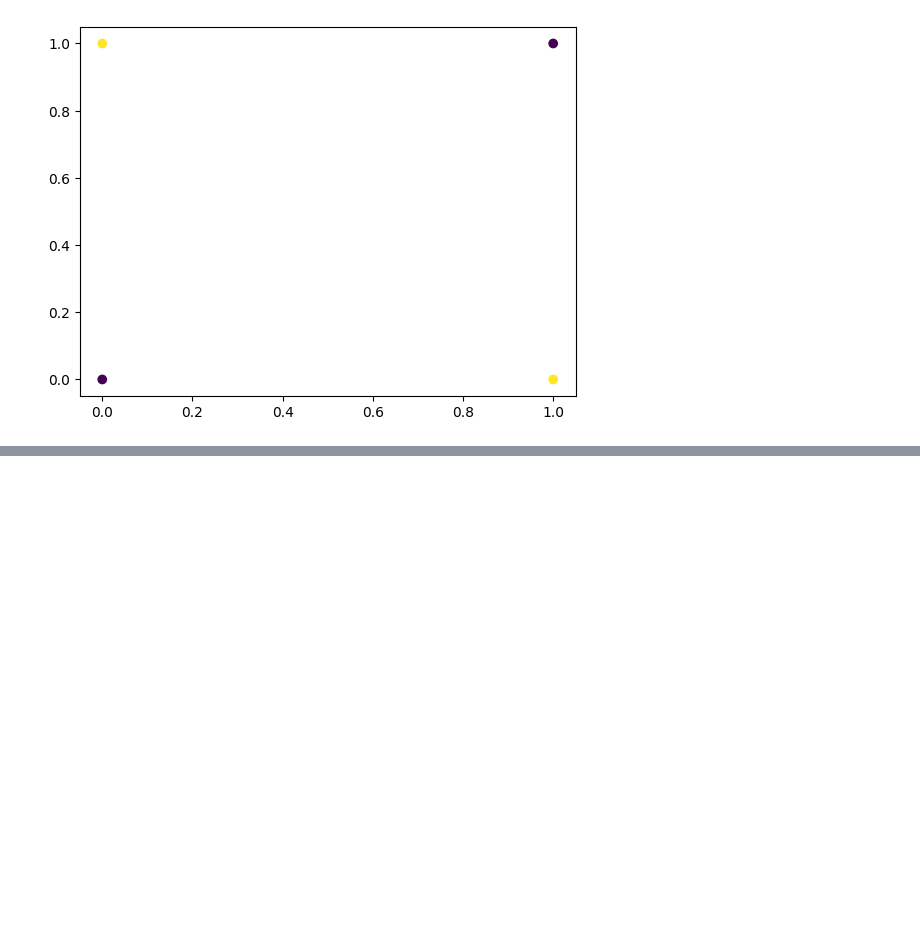
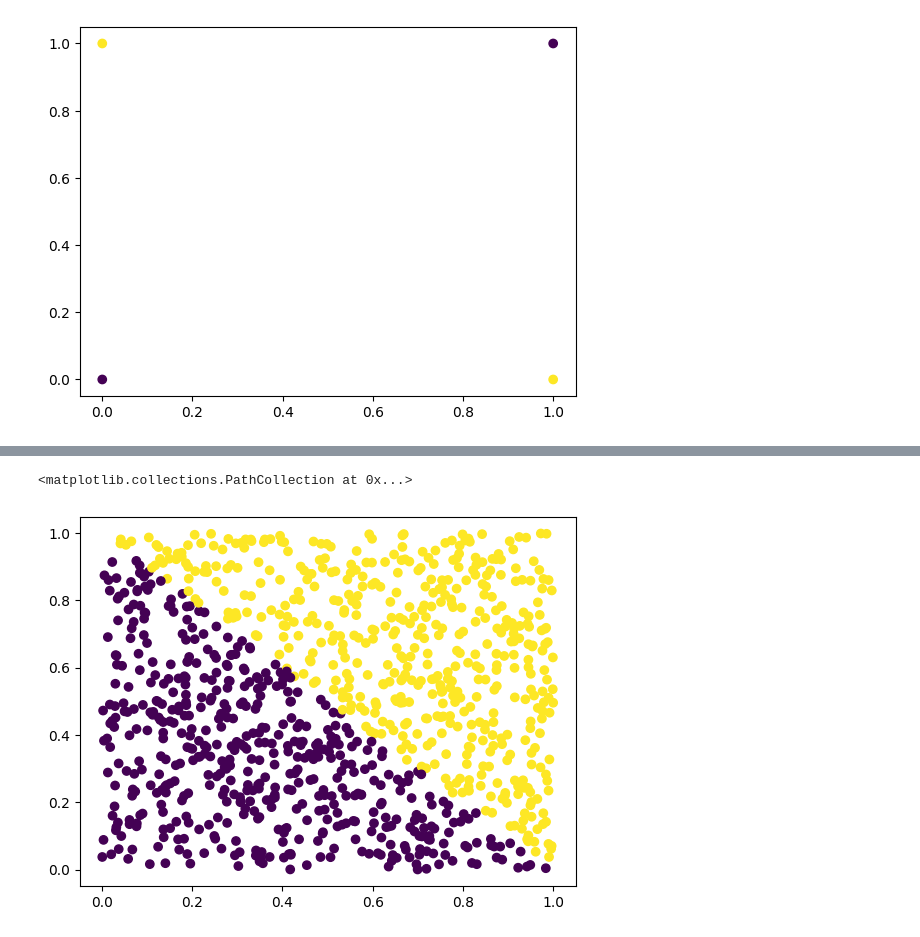
Before and after one commit to manjunathmadakasira/ECE760, a Jupyter notebook: hw2/hw2_sandbox.ipynb, the cells around one changed output, grey strips where cells are left out. Saved outputs shown, nothing was run; the diff lists cells and outputs as text; code cells hidden in the pictures; blank space fills up the shorter version.

```diff
--- a/hw2/hw2_sandbox.ipynb
+++ b/hw2/hw2_sandbox.ipynb
@@ -12,0 +22,9 @@ plt.scatter(x,y,c=colors)
+# %%
+df2 = load_data('D2.txt')
+x1 = df2['x1'].tolist()
+x2 = df2['x2'].tolist()
+y = df2['Outcome'].tolist()
+plt.scatter(x1,x2,c=y)
+# %% [output]
+<matplotlib.collections.PathCollection at 0x...>
+[figure, added]
```
Also changed, not shown: parts of 1 cell of this notebook.
